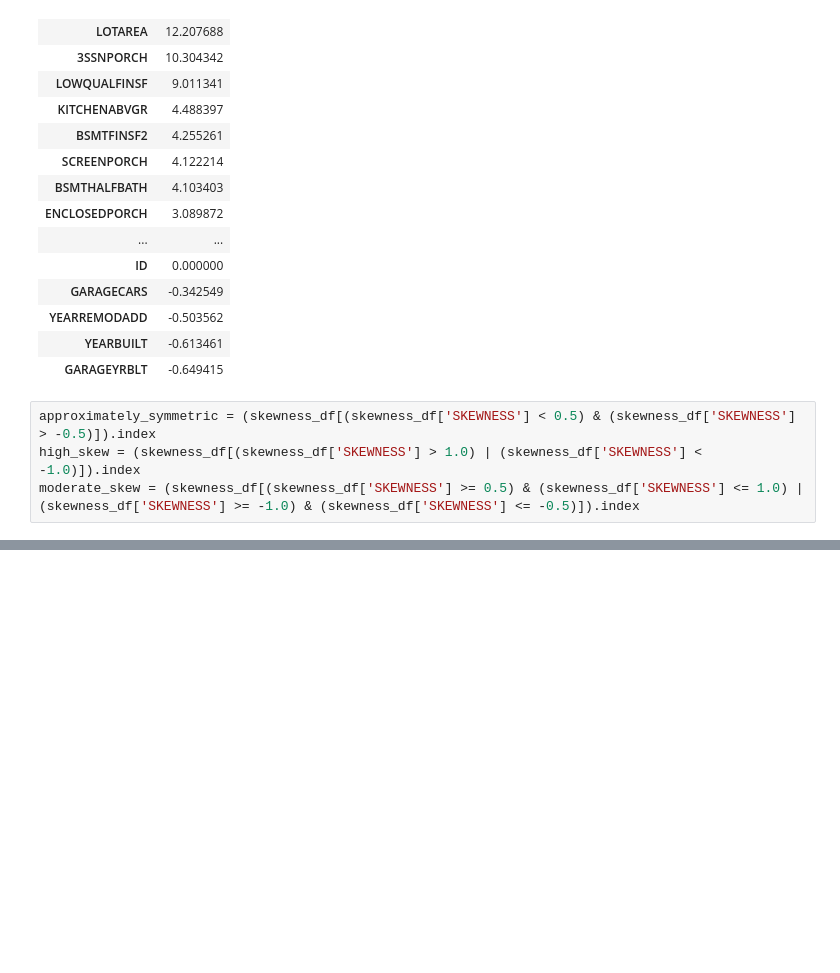
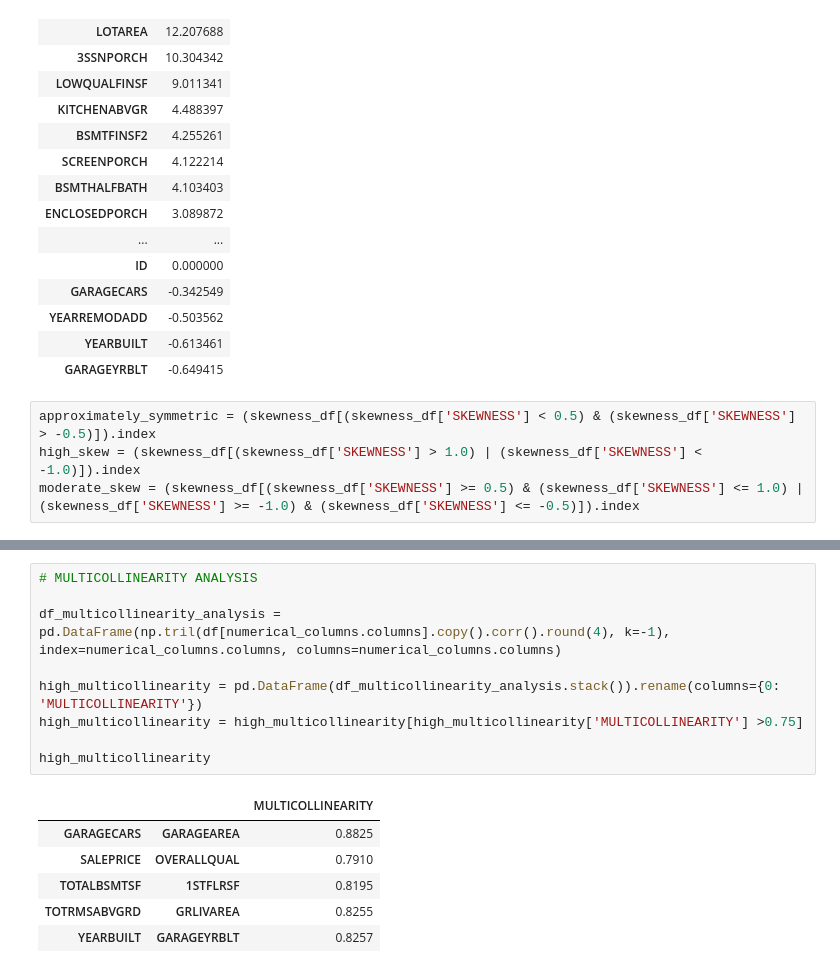
Before and after one commit to lucasamtaylor01/KaggleGettingStarted, a Jupyter notebook: 02_HOUSING_PRICES/noteboks/01_data_exploration.ipynb, the cells around one changed output, grey strips where cells are left out. Saved outputs shown, nothing was run; the diff lists cells and outputs as text; blank space fills up the shorter version.

```diff
--- a/02_HOUSING_PRICES/noteboks/01_data_exploration.ipynb
+++ b/02_HOUSING_PRICES/noteboks/01_data_exploration.ipynb
@@ -333,0 +337,16 @@ moderate_skew = (skewness_df[(skewness_df['SKEWNESS'] >= 0.5) & (skewness_df['SK
+# %%
+# MULTICOLLINEARITY ANALYSIS
+
+df_multicollinearity_analysis = pd.DataFrame(np.tril(df[numerical_columns.columns].copy().corr().round(4), k=-1), index=numerical_columns.columns, columns=numerical_columns.columns)
+
+high_multicollinearity = pd.DataFrame(df_multicollinearity_analysis.stack()).rename(columns={0: 'MULTICOLLINEARITY'})
+high_multicollinearity = high_multicollinearity[high_multicollinearity['MULTICOLLINEARITY'] >0.75]
+
+high_multicollinearity
+# %% [output]
+|  |  | MULTICOLLINEARITY |
+| GARAGECARS | GARAGEAREA | 0.8825 |
+| SALEPRICE | OVERALLQUAL | 0.7910 |
+| TOTALBSMTSF | 1STFLRSF | 0.8195 |
+| TOTRMSABVGRD | GRLIVAREA | 0.8255 |
+| YEARBUILT | GARAGEYRBLT | 0.8257 |
```
Also changed, not shown: parts of 7 cells of this notebook.
